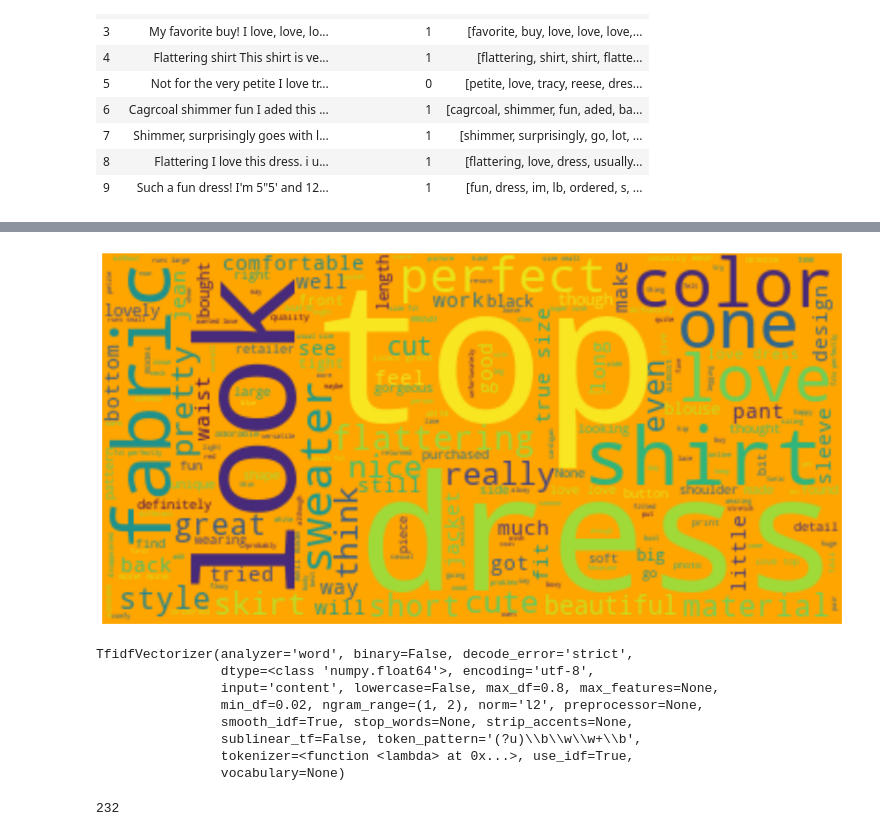
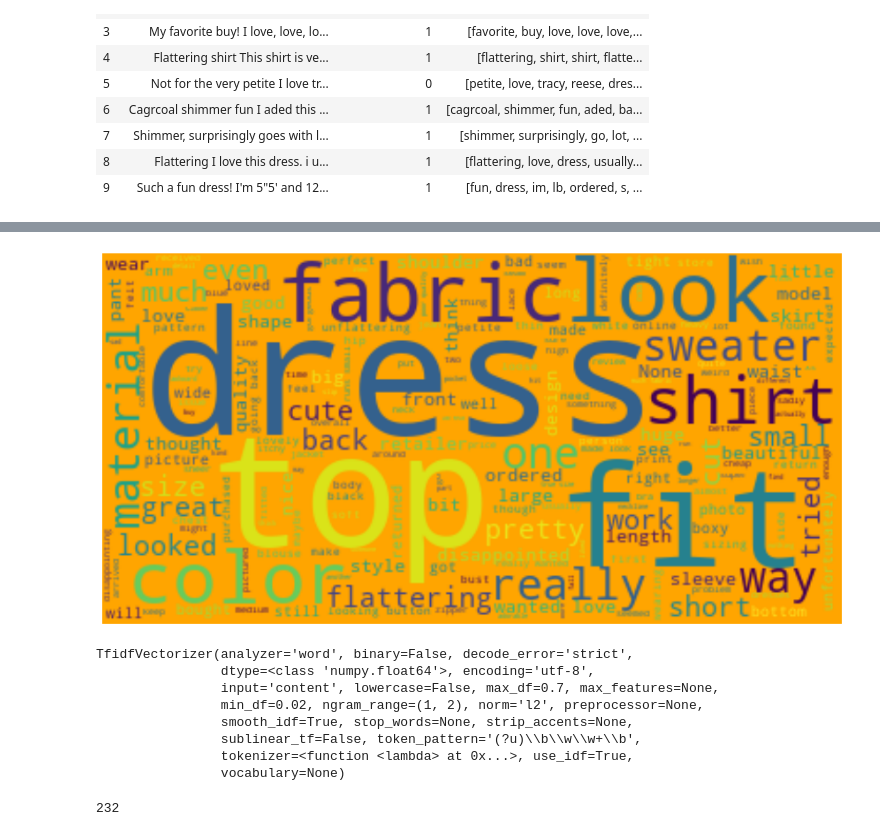
Before and after one commit to vilandao/sentiment_analysis_ecommerce, a Jupyter notebook: Sentiment analysis - Women's e commerce clothing reviews.ipynb, the cells around one changed output, grey strips where cells are left out. Cells and saved outputs as stored; diff of their text form; code cells hidden in the pictures.

```diff
--- a/Sentiment analysis - Women's e commerce clothing reviews.ipynb
+++ b/Sentiment analysis - Women's e commerce clothing reviews.ipynb
@@ -408,3 +409,7 @@ text_df.head(10)
 | 7 | Shimmer, surprisingly goes with l... | 1 | [shimmer, surprisingly, go, lot, ... |
 | 8 | Flattering I love this dress. i u... | 1 | [flattering, love, dress, usually... |
 | 9 | Such a fun dress! I'm 5"5' and 12... | 1 | [fun, dress, im, lb, ordered, s, ... |
+# %%
+# Create 2 different recommended and not_recommended dataframe:
+recommended = text_df[text_df['Recommended']==1]
+not_recommended = text_df[text_df['Recommended']==0]
@@ -411,25 +427,24 @@ text_df.head(10)
 # %%
-from wordcloud import WordCloud
-
-wordcloud = WordCloud(background_color="orange").generate(" ".join(text_df['Review']))
+# Create wordcloud of not_recommended reviews:
+wordcloud = WordCloud(background_color="orange").generate(" ".join(not_recommended['Review']))
 
 plt.figure(figsize=(15,10))
 plt.imshow(wordcloud, interpolation='bilinear')
 plt.axis("off")
 
 plt.show()
 # %% [output]
-[figure, old version]
+[figure, new version]
 # %%
 # Getting a count of words from the documents
 # Ngram_range is set to 1,2 - meaning either single or two word combination will be extracted
-vectorizer= TfidfVectorizer(min_df=.02, max_df=.8, ngram_range=(1,2),
+vectorizer= TfidfVectorizer(min_df=.02, max_df=.7, ngram_range=(1,2),
                             tokenizer=lambda doc: doc, lowercase=False)
 vectorizer.fit(text_df['Filtered_review'])
 # %% [output]
 TfidfVectorizer(analyzer='word', binary=False, decode_error='strict',
                 dtype=<class 'numpy.float64'>, encoding='utf-8',
-                input='content', lowercase=False, max_df=0.8, max_features=None,
+                input='content', lowercase=False, max_df=0.7, max_features=None,
                 min_df=0.02, ngram_range=(1, 2), norm='l2', preprocessor=None,
                 smooth_idf=True, stop_words=None, strip_accents=None,
                 sublinear_tf=False, token_pattern='(?u)\\b\\w\\w+\\b',
```
Also changed, not shown: parts of 12 cells of this notebook.
